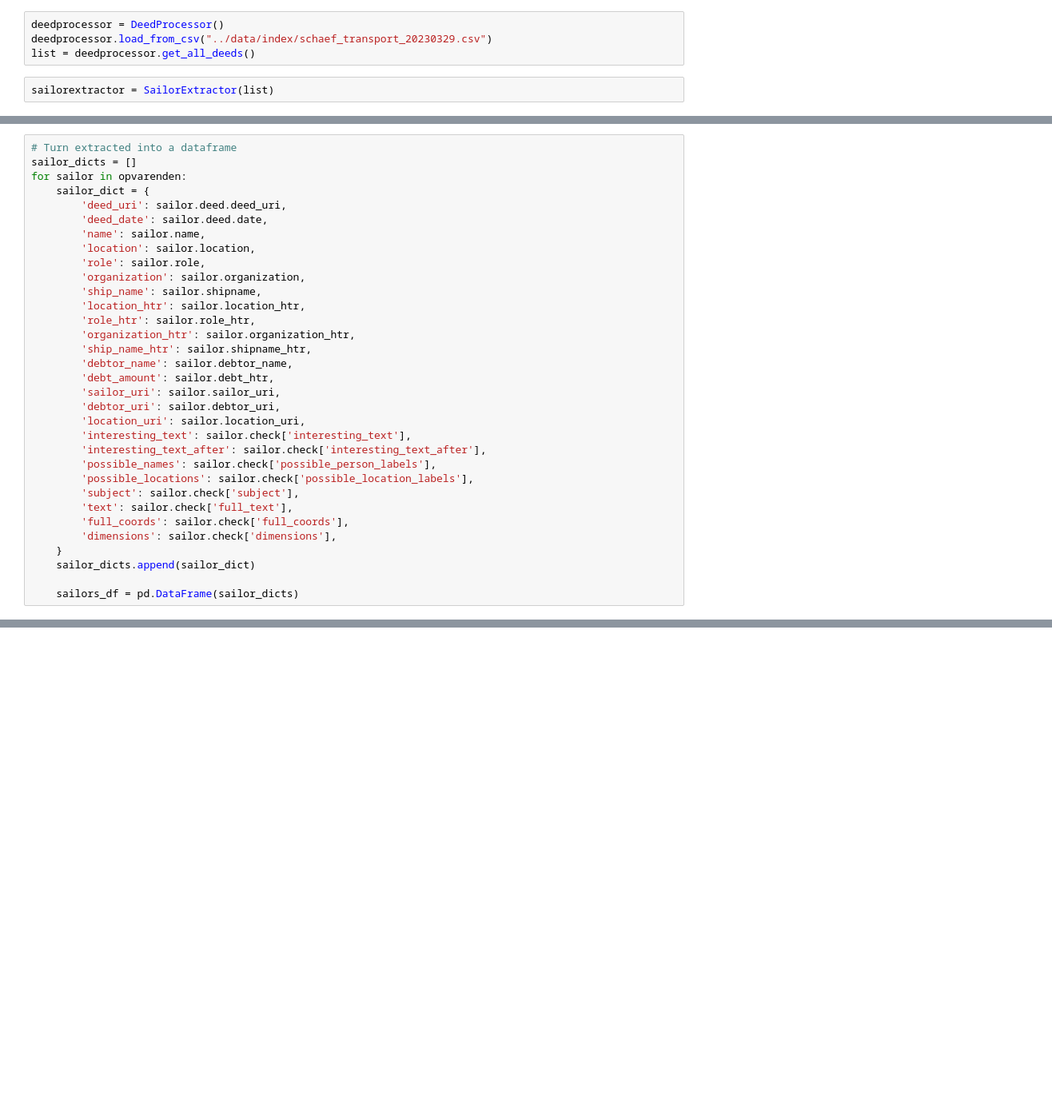
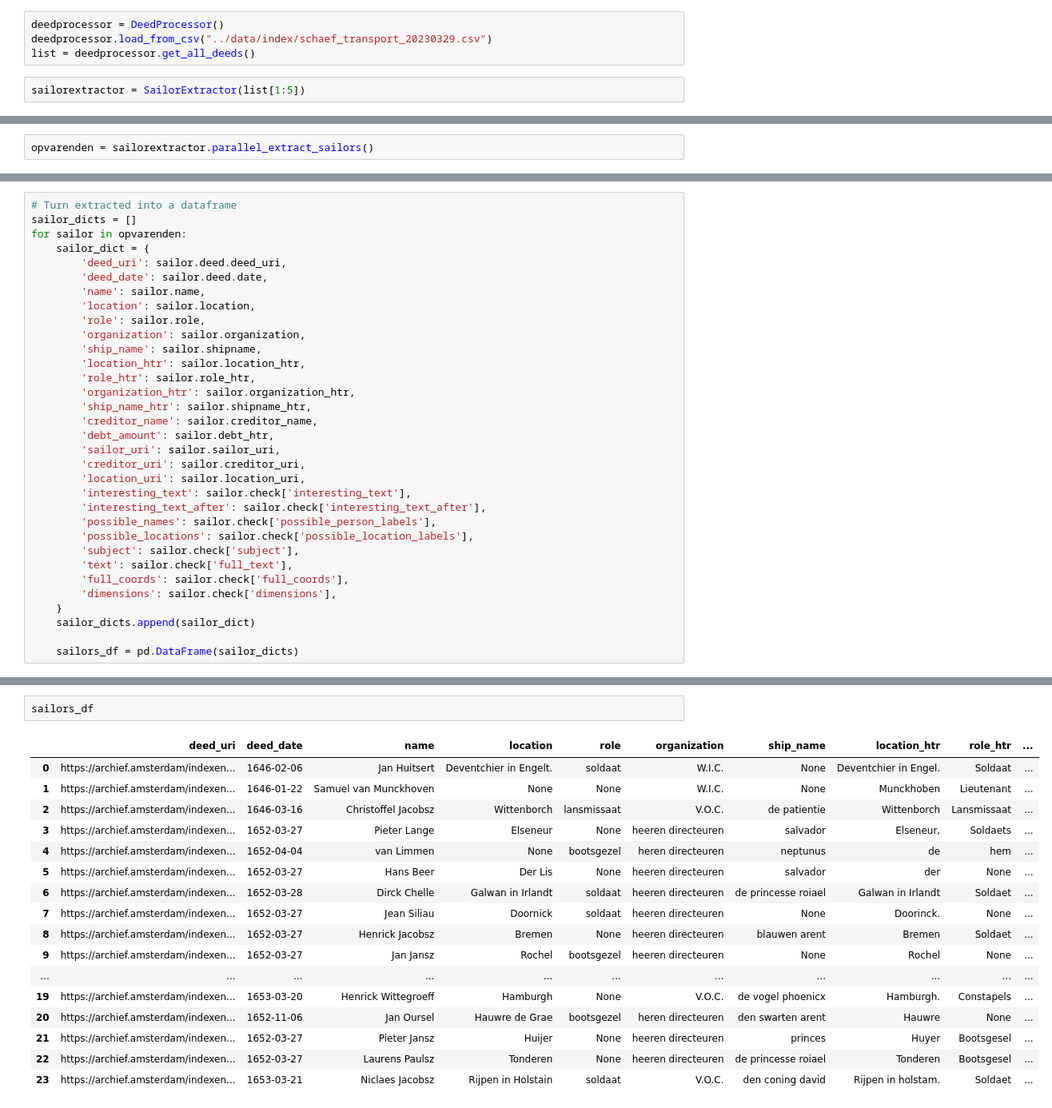
Before and after one commit to gjdekok/wic-opvarenden, a Jupyter notebook: notebooks/schaef.ipynb, the cells around one changed output, grey strips where cells are left out. Shown at 80% size. Saved outputs shown, nothing was run; the diff lists cells and outputs as text; blank space fills up the shorter version.

```diff
--- a/notebooks/schaef.ipynb
+++ b/notebooks/schaef.ipynb
@@ -11,4 +11,4 @@ deedprocessor = DeedProcessor()
 deedprocessor.load_from_csv("../data/index/schaef_transport_20230329.csv")
 list = deedprocessor.get_all_deeds()
 # %%
-sailorextractor = SailorExtractor(list)
+sailorextractor = SailorExtractor(list[1:5])
@@ -20,0 +77,2 @@ Extracting sailors from deed 8049 of 8049
+# %%
+opvarenden = sailorextractor.parallel_extract_sailors()
@@ -34,10 +110,10 @@ for sailor in opvarenden:
         'role_htr': sailor.role_htr,
         'organization_htr': sailor.organization_htr,
         'ship_name_htr': sailor.shipname_htr,
-        'debtor_name': sailor.debtor_name,
+        'creditor_name': sailor.creditor_name,
         'debt_amount': sailor.debt_htr,
         'sailor_uri': sailor.sailor_uri,
-        'debtor_uri': sailor.debtor_uri,
+        'creditor_uri': sailor.creditor_uri,
         'location_uri': sailor.location_uri,
         'interesting_text': sailor.check['interesting_text'],
         'interesting_text_after': sailor.check['interesting_text_after'],
@@ -57,3 +159,23 @@ current_datetime = datetime.datetime.now().strftime("%Y%m%d-%H%M%S")
 
 sailors_df.index.name = 'no.'
 sailors_df.to_csv(f'sailors-{current_datetime}.csv')
+# %%
+sailors_df
+# %% [output]
+|  | deed_uri | deed_date | name | location | role | organization | ship_name | location_htr | role_htr | ... |
+| 0 | https://archief.amsterdam/indexen... | 1646-02-06 | Jan Huitsert | Deventchier in Engelt. | soldaat | W.I.C. | None | Deventchier in Engel. | Soldaat | ... |
+| 1 | https://archief.amsterdam/indexen... | 1646-01-22 | Samuel van Munckhoven | None | None | W.I.C. | None | Munckhoben | Lieutenant | ... |
+| 2 | https://archief.amsterdam/indexen... | 1646-03-16 | Christoffel Jacobsz | Wittenborch | lansmissaat | V.O.C. | de patientie | Wittenborch | Lansmissaat | ... |
+| 3 | https://archief.amsterdam/indexen... | 1652-03-27 | Pieter Lange | Elseneur | None | heeren directeuren | salvador | Elseneur, | Soldaets | ... |
+| 4 | https://archief.amsterdam/indexen... | 1652-04-04 | van Limmen | None | bootsgezel | heren directeuren | neptunus | de | hem | ... |
+| 5 | https://archief.amsterdam/indexen... | 1652-03-27 | Hans Beer | Der Lis | None | heeren directeuren | salvador | der | None | ... |
+| 6 | https://archief.amsterdam/indexen... | 1652-03-28 | Dirck Chelle | Galwan in Irlandt | soldaat | heeren directeuren | de princesse roiael | Galwan in Irlandt | Soldaet | ... |
+| 7 | https://archief.amsterdam/indexen... | 1652-03-27 | Jean Siliau | Doornick | soldaat | heeren directeuren | None | Doorinck. | None | ... |
+| 8 | https://archief.amsterdam/indexen... | 1652-03-27 | Henrick Jacobsz | Bremen | None | heeren directeuren | blauwen arent | Bremen | Soldaet | ... |
+| 9 | https://archief.amsterdam/indexen... | 1652-03-27 | Jan Jansz | Rochel | bootsgezel | heeren directeuren | None | Rochel | None | ... |
+| ... | ... | ... | ... | ... | ... | ... | ... | ... | ... | ... |
+| 19 | https://archief.amsterdam/indexen... | 1653-03-20 | Henrick Wittegroeff | Hamburgh | None | V.O.C. | de vogel phoenicx | Hamburgh. | Constapels | ... |
+| 20 | https://archief.amsterdam/indexen... | 1652-11-06 | Jan Oursel | Hauwre de Grae | bootsgezel | heren directeuren | den swarten arent | Hauwre | None | ... |
+| 21 | https://archief.amsterdam/indexen... | 1652-03-27 | Pieter Jansz | Huijer | None | heeren directeuren | princes | Huyer | Bootsgesel | ... |
+| 22 | https://archief.amsterdam/indexen... | 1652-03-27 | Laurens Paulsz | Tonderen | None | heeren directeuren | de princesse roiael | Tonderen | Bootsgesel | ... |
+| 23 | https://archief.amsterdam/indexen... | 1653-03-21 | Niclaes Jacobsz | Rijpen in Holstain | soldaat | V.O.C. | den coning david | Rijpen in holstam. | Soldaet | ... |
```
Also changed, not shown: parts of 21 cells of this notebook, 19 other files.
